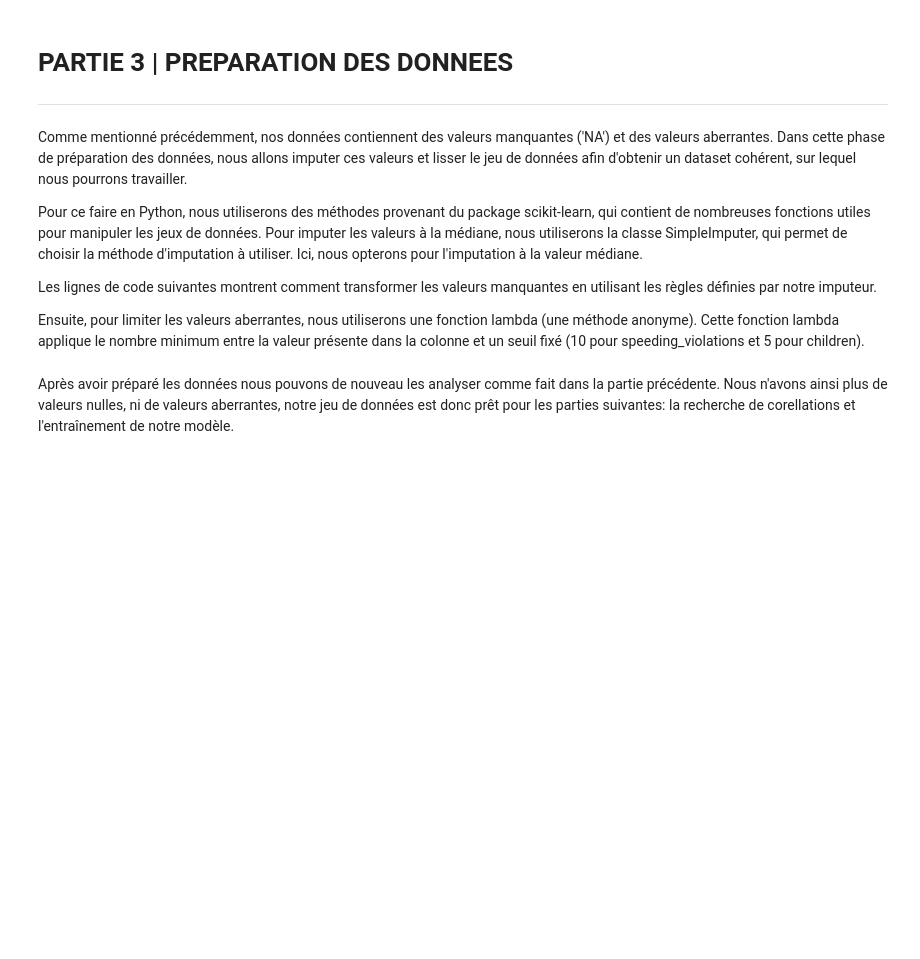
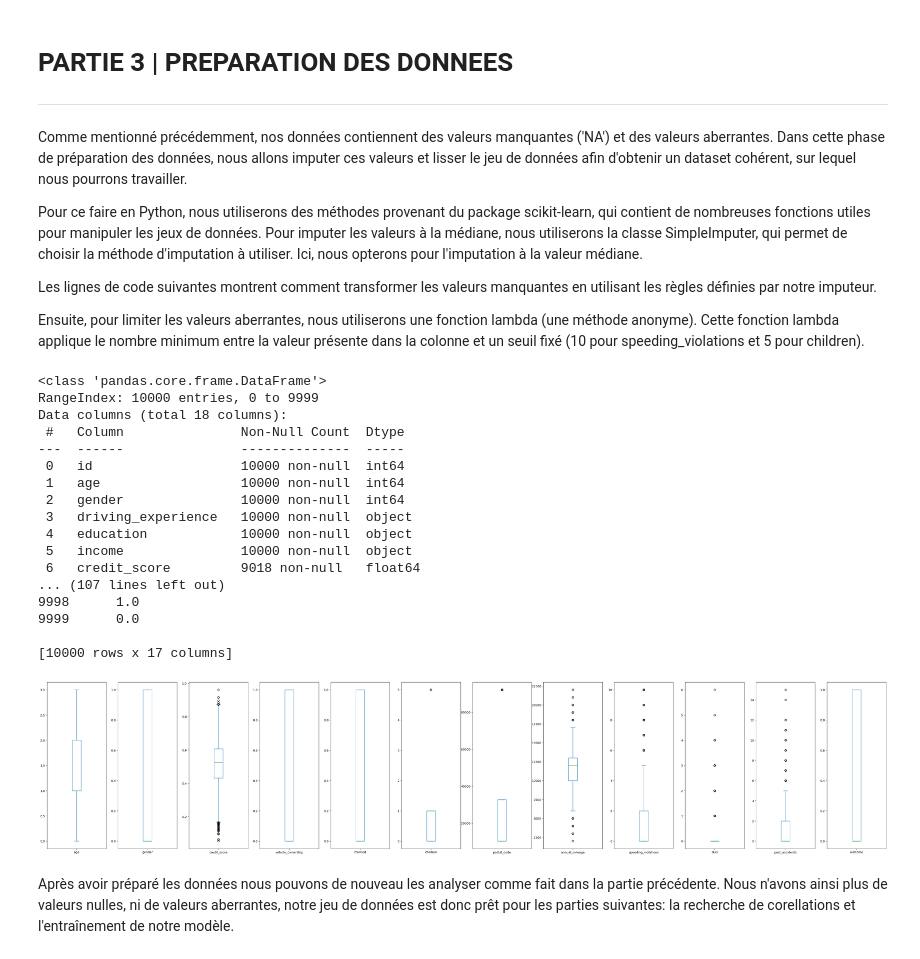
Before and after one commit to phoquiche/projet_data_science, a Jupyter notebook: projet.ipynb, the cells around one changed output. Drawn from its saved outputs; the diff is of its cells as text; code cells hidden in the pictures; blank space fills up the shorter version.

```diff
--- a/projet.ipynb
+++ b/projet.ipynb
@@ -90,41 +90,53 @@ data = pd.read_csv('car_insurance.csv')
 first_rows = data.head()
 info = data.info()
 description = data.describe()
 
 
 #suppression de la valeur inutile
 data = data.drop(columns=['id'])
 
 # Imputation des valeurs manquantes
 imputer = SimpleImputer(strategy='median')
 data['credit_score'] = imputer.fit_transform(data[['credit_score']])
 data['annual_mileage'] = imputer.fit_transform(data[['annual_mileage']])
 
 
 print(first_rows)
 
 # Limitation des valeurs aberrantes
 data['speeding_violations'] = data['speeding_violations'].apply(lambda x: min(x, 10))
 data['children'] = data['children'].apply(lambda x: min(x, 5))
 
 missing_values = data.isnull().sum()
 
 data.plot(kind='box', subplots=True, sharex=False, sharey=False, figsize=(50, 10))
 
 
 # Encodage des variables qualitatives
 categorical_features = ['driving_experience', 'education', 'income', 'vehicle_year', 'vehicle_type']
 encoder = LabelEncoder()
 data[categorical_features] = data[categorical_features].apply(encoder.fit_transform)
-
-# Transformation des données
-preprocessor = ColumnTransformer(
-    transformers=[
-        ('num', SimpleImputer(strategy='median'), ['age', 'credit_score', 'annual_mileage']),
-        ('cat', LabelEncoder(), categorical_features)
-    ])
-
 print(missing_values)
+print(data)
+# %% [output]
+<class 'pandas.core.frame.DataFrame'>
+RangeIndex: 10000 entries, 0 to 9999
+Data columns (total 18 columns):
+ #   Column               Non-Null Count  Dtype
+---  ------               --------------  -----
+ 0   id                   10000 non-null  int64
+ 1   age                  10000 non-null  int64
+ 2   gender               10000 non-null  int64
+ 3   driving_experience   10000 non-null  object
+ 4   education            10000 non-null  object
+ 5   income               10000 non-null  object
+ 6   credit_score         9018 non-null   float64
+... (107 lines left out)
+9998      1.0
+9999      0.0
+
+[10000 rows x 17 columns]
+[figure, added]
 # %% [markdown]
 Après avoir préparé les données nous pouvons de nouveau les analyser comme fait dans la partie précédente.
 Nous n'avons ainsi plus de valeurs nulles, ni de valeurs aberrantes, notre jeu de données est donc prêt pour les parties suivantes:  la recherche de corellations et l'entraînement de notre modèle.
```
Also changed, not shown: parts of 7 cells of this notebook.
